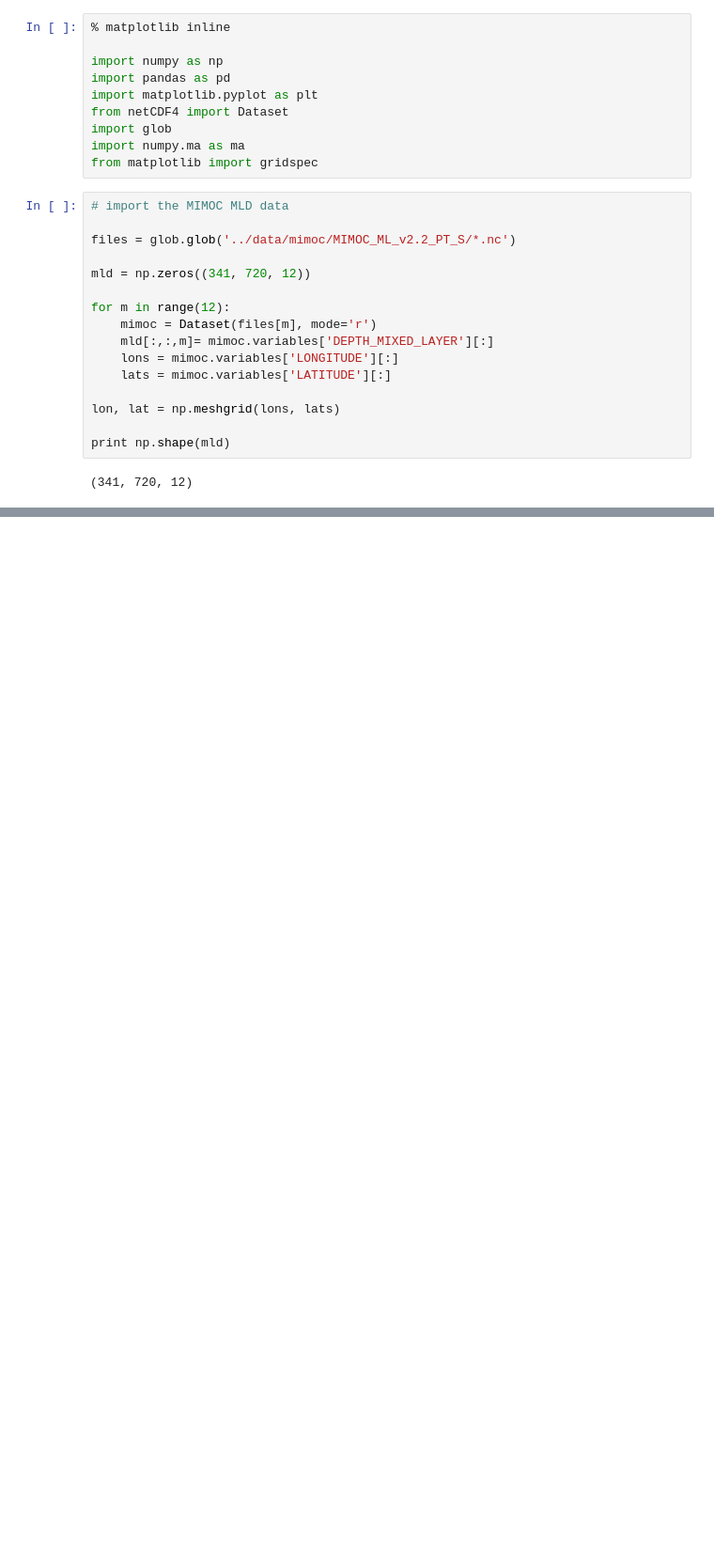
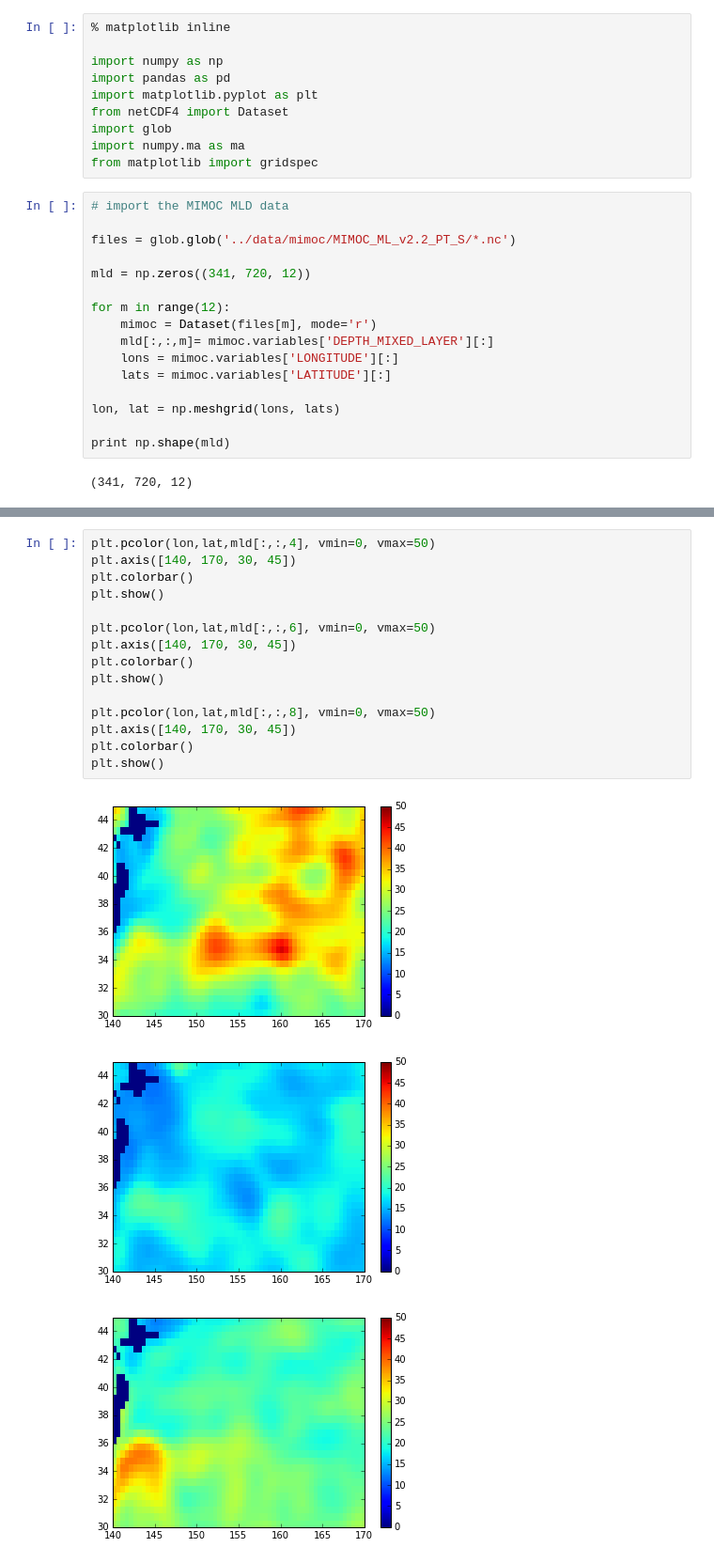
Before and after one commit to sophieclayton/kuroshio_productivity, a Jupyter notebook: kuro_MLD.ipynb, the cells around one changed output, grey strips where cells are left out. Shown: that part at 94% size. Drawn from its saved outputs; the diff is of its cells as text; blank space fills up the shorter version.

```diff
--- a/kuro_MLD.ipynb
+++ b/kuro_MLD.ipynb
@@ -48,0 +58,19 @@ plt.show()
+# %%
+plt.pcolor(lon,lat,mld[:,:,4], vmin=0, vmax=50)
+plt.axis([140, 170, 30, 45])
+plt.colorbar()
+plt.show()
+
+plt.pcolor(lon,lat,mld[:,:,6], vmin=0, vmax=50)
+plt.axis([140, 170, 30, 45])
+plt.colorbar()
+plt.show()
+
+plt.pcolor(lon,lat,mld[:,:,8], vmin=0, vmax=50)
+plt.axis([140, 170, 30, 45])
+plt.colorbar()
+plt.show()
+# %% [output]
+[figure, added]
+[figure, added]
+[figure, added]
```
Also changed, not shown: parts of 3 cells of this notebook, 1 other file.
